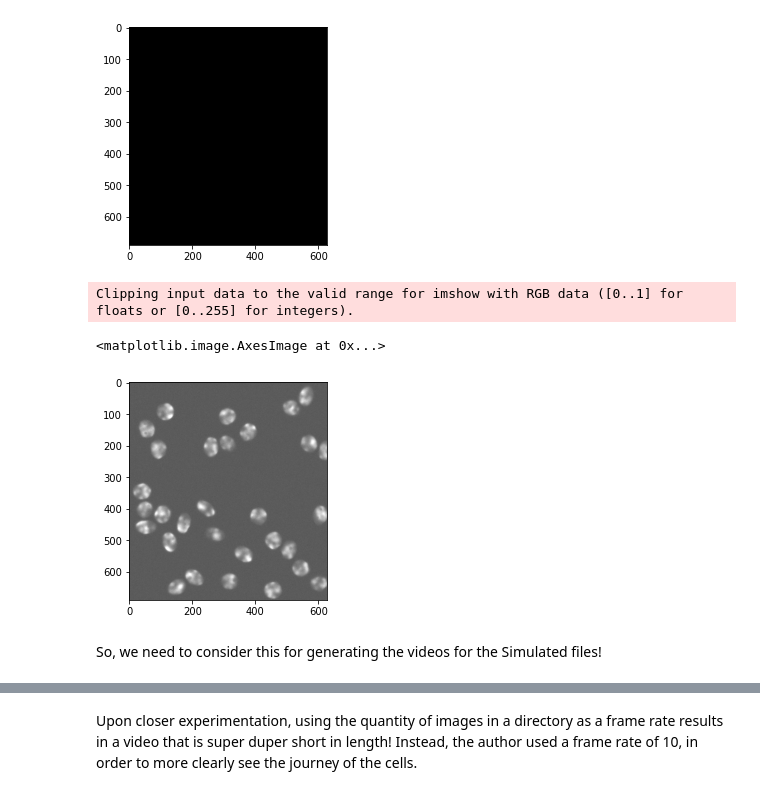
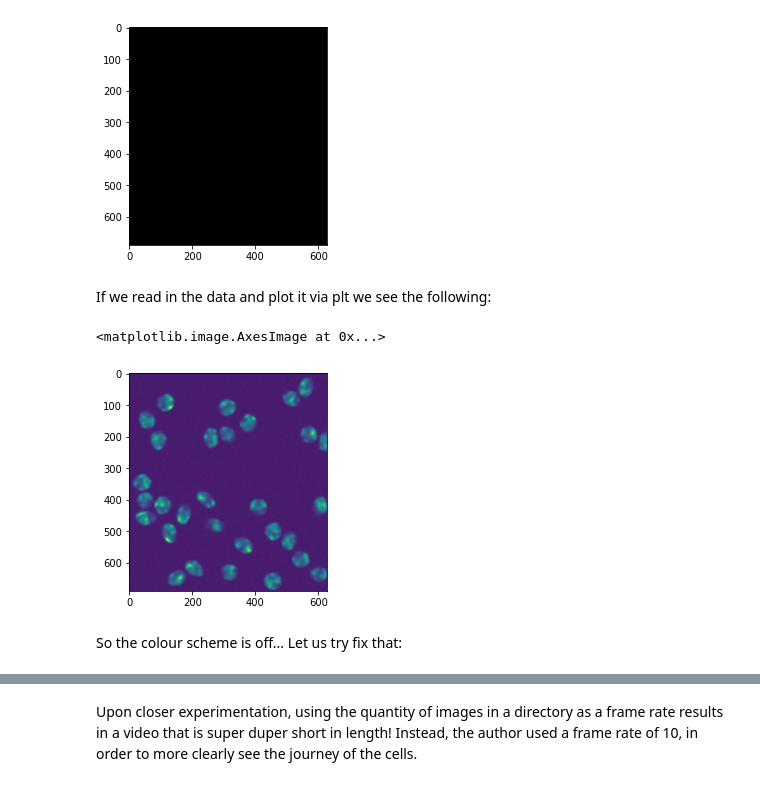
Before and after one commit to alexgoudemond/COMP700, a Jupyter notebook: Data-Set Exploration.ipynb, the cells around one changed output, grey strips where cells are left out. Drawn from its saved outputs; the diff is of its cells as text; code cells hidden in the pictures.

```diff
--- a/Data-Set Exploration.ipynb
+++ b/Data-Set Exploration.ipynb
@@ -660,16 +664,15 @@ plt.imshow(img)
 # %% [output]
 <matplotlib.image.AxesImage at 0x...>
 [figure]
+# %% [markdown]
+If we read in the data and plot it via plt we see the following:
 # %%
 path = walk(current_directory + "\\DataSetExploration\\SimulatedSamples")
 
 img = plt.imread( current_directory + "\\DataSetExploration\\SimulatedSamples\\t000.tif" )
-img = cv2.cvtColor(img, cv2.COLOR_RGB2BGR)
-img = cv2.cvtColor(img, cv2.COLOR_BGR2RGB)
 plt.imshow(img)
 # %% [output]
-Clipping input data to the valid range for imshow with RGB data ([0..1] for floats or [0..255] for integers).
+<matplotlib.image.AxesImage at 0x...>
-<matplotlib.image.AxesImage at 0x...>
-[figure, old version]
+[figure, new version]
-# %% [markdown]
-So, we need to consider this for generating the videos for the Simulated files!
+# %% [markdown]
+So the colour scheme is off... Let us try fix that:
```
Also changed, not shown: parts of 21 cells of this notebook.
